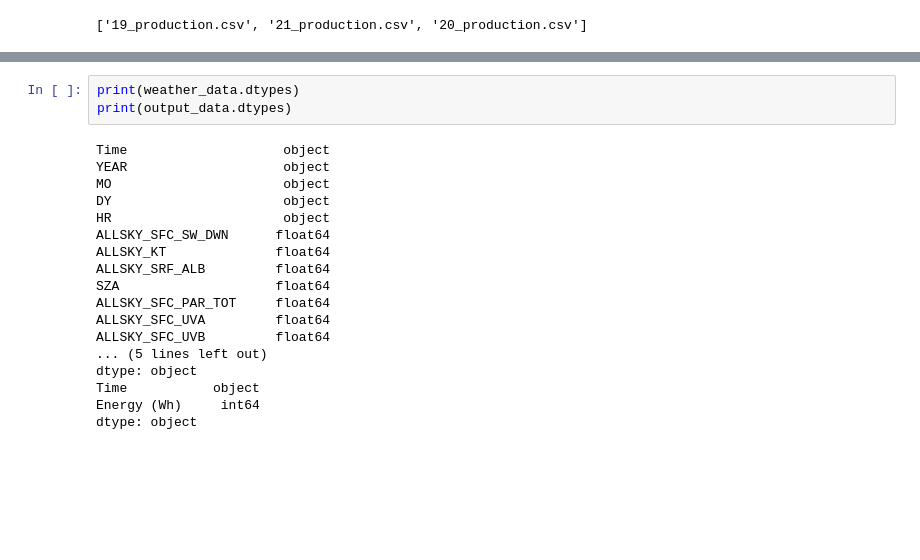
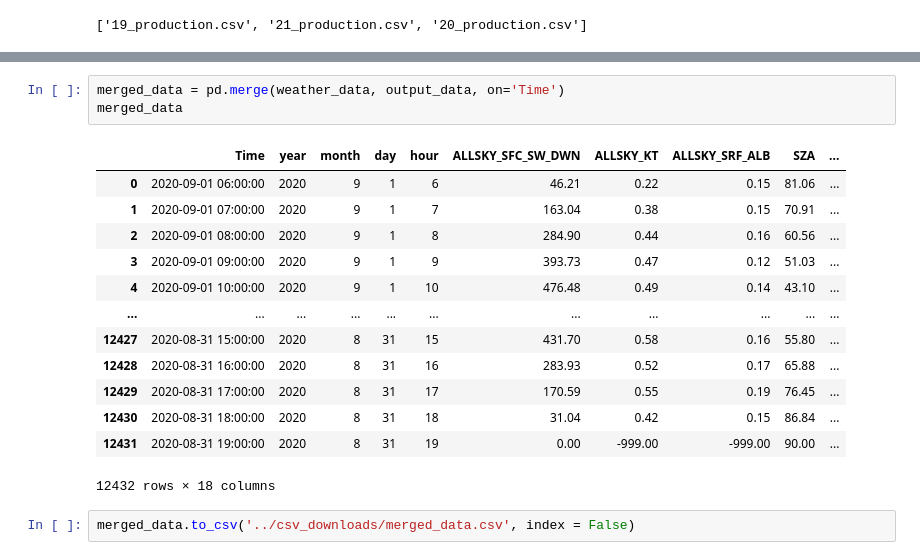
Before and after one commit to Enestvedt/ML_solar_prediction, a Jupyter notebook: notebooks/data_assembly.ipynb, the cells around one changed output, grey strips where cells are left out. Drawn from its saved outputs; the diff is of its cells as text; blank space fills up the shorter version.

```diff
--- a/notebooks/data_assembly.ipynb
+++ b/notebooks/data_assembly.ipynb
@@ -96,21 +119,19 @@ ValueError: to assemble mappings requires at least that [year, month, day] be sp
-# %%
-print(weather_data.dtypes)
-print(output_data.dtypes)
-# %% [output]
-Time                    object
-YEAR                    object
-MO                      object
-DY                      object
-HR                      object
-ALLSKY_SFC_SW_DWN      float64
-ALLSKY_KT              float64
-ALLSKY_SRF_ALB         float64
-SZA                    float64
-ALLSKY_SFC_PAR_TOT     float64
-ALLSKY_SFC_UVA         float64
-ALLSKY_SFC_UVB         float64
-... (5 lines left out)
-dtype: object
-Time           object
-Energy (Wh)     int64
-dtype: object
+# %%
+merged_data = pd.merge(weather_data, output_data, on='Time')
+merged_data
+# %% [output]
+|  | Time | year | month | day | hour | ALLSKY_SFC_SW_DWN | ALLSKY_KT | ALLSKY_SRF_ALB | SZA | ... |
+| 0 | 2020-09-01 06:00:00 | 2020 | 9 | 1 | 6 | 46.21 | 0.22 | 0.15 | 81.06 | ... |
+| 1 | 2020-09-01 07:00:00 | 2020 | 9 | 1 | 7 | 163.04 | 0.38 | 0.15 | 70.91 | ... |
+| 2 | 2020-09-01 08:00:00 | 2020 | 9 | 1 | 8 | 284.90 | 0.44 | 0.16 | 60.56 | ... |
+| 3 | 2020-09-01 09:00:00 | 2020 | 9 | 1 | 9 | 393.73 | 0.47 | 0.12 | 51.03 | ... |
+| 4 | 2020-09-01 10:00:00 | 2020 | 9 | 1 | 10 | 476.48 | 0.49 | 0.14 | 43.10 | ... |
+| ... | ... | ... | ... | ... | ... | ... | ... | ... | ... | ... |
+| 12427 | 2020-08-31 15:00:00 | 2020 | 8 | 31 | 15 | 431.70 | 0.58 | 0.16 | 55.80 | ... |
+| 12428 | 2020-08-31 16:00:00 | 2020 | 8 | 31 | 16 | 283.93 | 0.52 | 0.17 | 65.88 | ... |
+| 12429 | 2020-08-31 17:00:00 | 2020 | 8 | 31 | 17 | 170.59 | 0.55 | 0.19 | 76.45 | ... |
+| 12430 | 2020-08-31 18:00:00 | 2020 | 8 | 31 | 18 | 31.04 | 0.42 | 0.15 | 86.84 | ... |
+| 12431 | 2020-08-31 19:00:00 | 2020 | 8 | 31 | 19 | 0.00 | -999.00 | -999.00 | 90.00 | ... |
+12432 rows × 18 columns
+# %%
+merged_data.to_csv('../csv_downloads/merged_data.csv', index = False)
```
Also changed, not shown: parts of 9 cells of this notebook, 1 other file.
